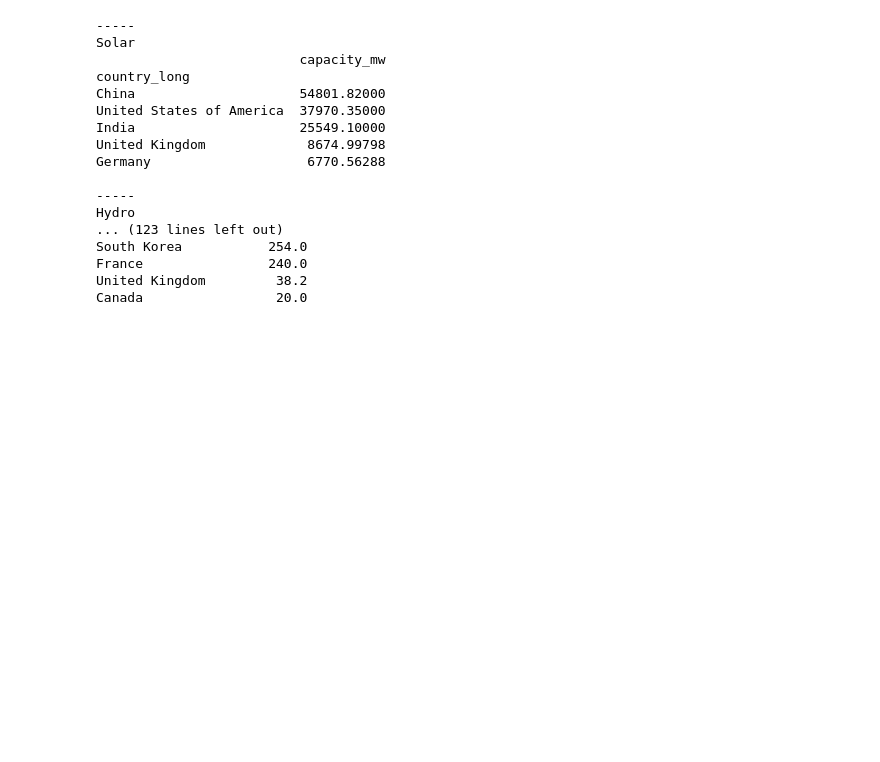
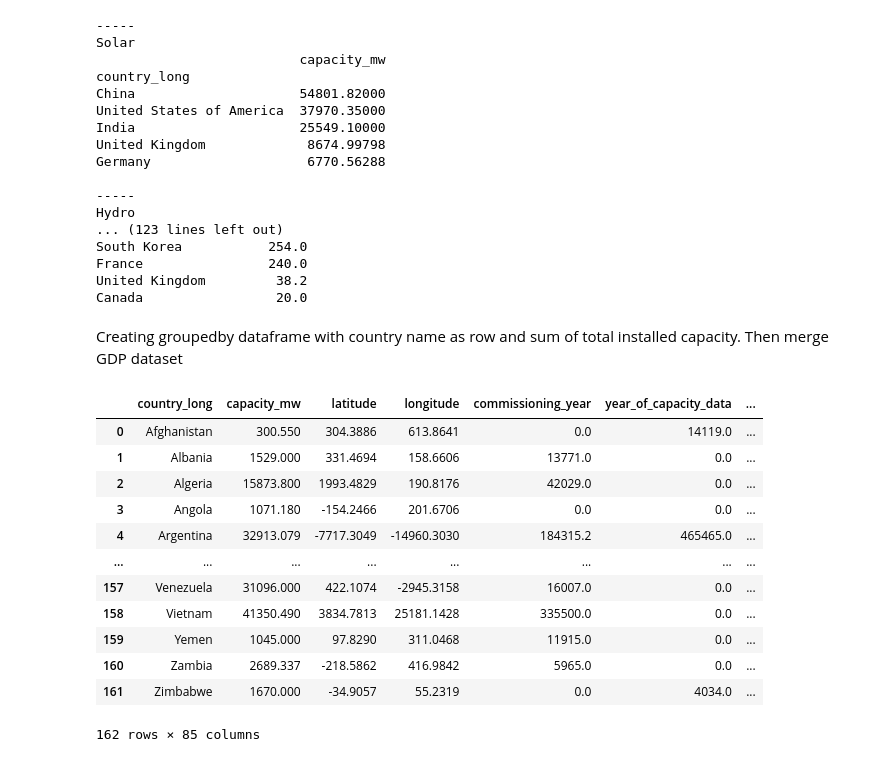
Before and after one commit to snavarroroby/Project-1-g3, a Jupyter notebook: Data_merge_cleaning.ipynb, the cells around one changed output. Saved outputs shown, nothing was run; the diff lists cells and outputs as text; code cells hidden in the pictures; blank space fills up the shorter version.

```diff
--- a/Data_merge_cleaning.ipynb
+++ b/Data_merge_cleaning.ipynb
@@ -188,3 +216,30 @@ South Korea           254.0
 France                240.0
 United Kingdom         38.2
 Canada                 20.0
+# %% [markdown]
+Creating groupedby dataframe with country name as row and sum of total installed capacity. Then merge GDP dataset
+# %%
+#5-	Relationship between total power generation capacity and GDP? (graph)
+
+country_grouped_df
+
+
+country_grouped_df['Country Code'] = countrycode_list
+
+country_grouped_df
+
+full_data_merge = pd.merge(country_grouped_df, gdp_data, left_on="Country Code", right_on="Country Code", how='inner')
+# %% [output]
+|  | country_long | capacity_mw | latitude | longitude | commissioning_year | year_of_capacity_data | ... |
+| 0 | Afghanistan | 300.550 | 304.3886 | 613.8641 | 0.0 | 14119.0 | ... |
+| 1 | Albania | 1529.000 | 331.4694 | 158.6606 | 13771.0 | 0.0 | ... |
+| 2 | Algeria | 15873.800 | 1993.4829 | 190.8176 | 42029.0 | 0.0 | ... |
+| 3 | Angola | 1071.180 | -154.2466 | 201.6706 | 0.0 | 0.0 | ... |
+| 4 | Argentina | 32913.079 | -7717.3049 | -14960.3030 | 184315.2 | 465465.0 | ... |
+| ... | ... | ... | ... | ... | ... | ... | ... |
+| 157 | Venezuela | 31096.000 | 422.1074 | -2945.3158 | 16007.0 | 0.0 | ... |
+| 158 | Vietnam | 41350.490 | 3834.7813 | 25181.1428 | 335500.0 | 0.0 | ... |
+| 159 | Yemen | 1045.000 | 97.8290 | 311.0468 | 11915.0 | 0.0 | ... |
+| 160 | Zambia | 2689.337 | -218.5862 | 416.9842 | 5965.0 | 0.0 | ... |
+| 161 | Zimbabwe | 1670.000 | -34.9057 | 55.2319 | 0.0 | 4034.0 | ... |
+162 rows × 85 columns
```
Also changed, not shown: parts of 8 cells of this notebook, 1 other file.
